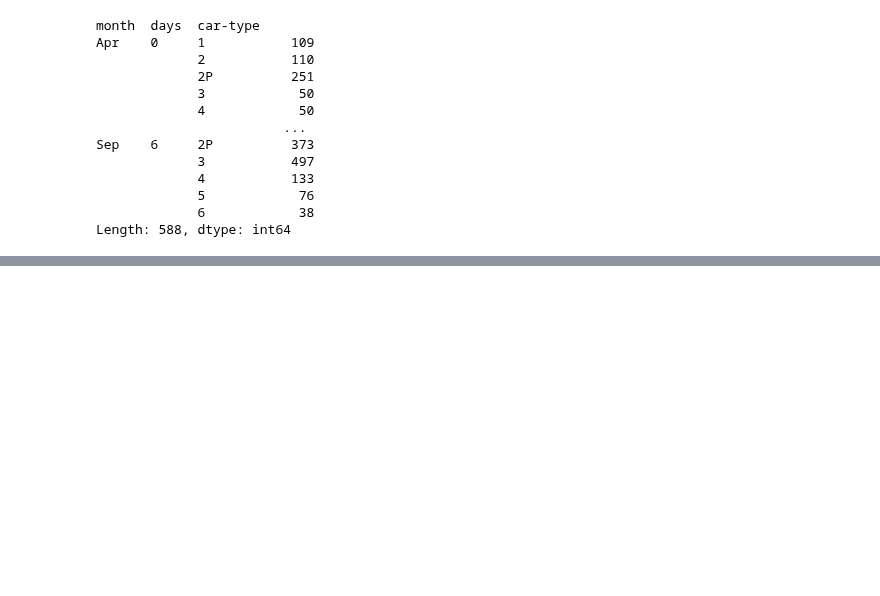
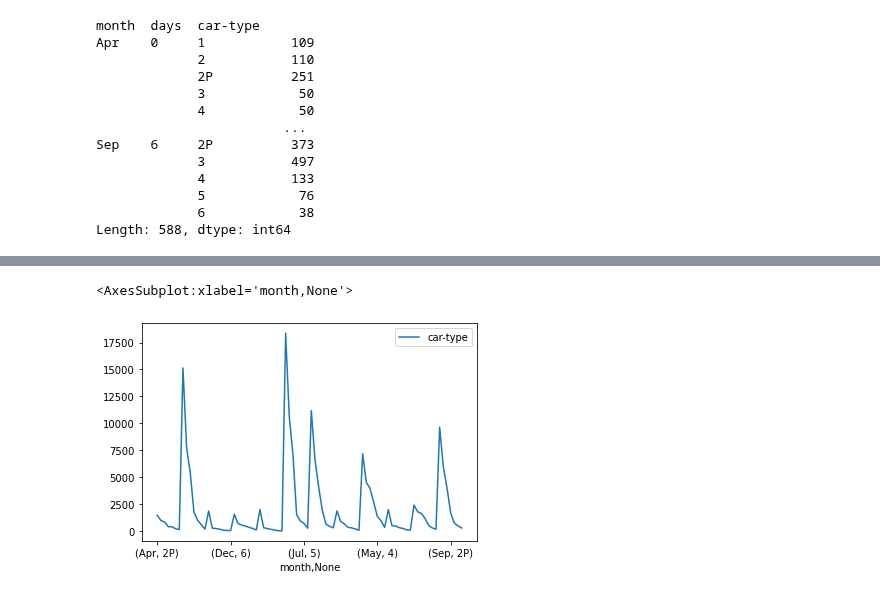
Before and after one commit to dollberk/Patterns_of_Life_Capstone, a Jupyter notebook: Capstone_Final.ipynb, the cells around one changed output, grey strips where cells are left out. Saved outputs shown, nothing was run; the diff lists cells and outputs as text; code cells hidden in the pictures; blank space fills up the shorter version.

```diff
--- a/Capstone_Final.ipynb
+++ b/Capstone_Final.ipynb
@@ -483,0 +525,4 @@ Length: 588, dtype: int64
+# %%
+g = data.groupby('month')['car-type'].value_counts()
+g.head()
+#sns.lineplot(x=g.index, y=g.values, hue=g['car-type'])
@@ -483,0 +537,5 @@ Length: 588, dtype: int64
+# %%
+g.plot(legend=True)
+# %% [output]
+<AxesSubplot:xlabel='month,None'>
+[figure, added]
```
Also changed, not shown: parts of 14 cells of this notebook.
